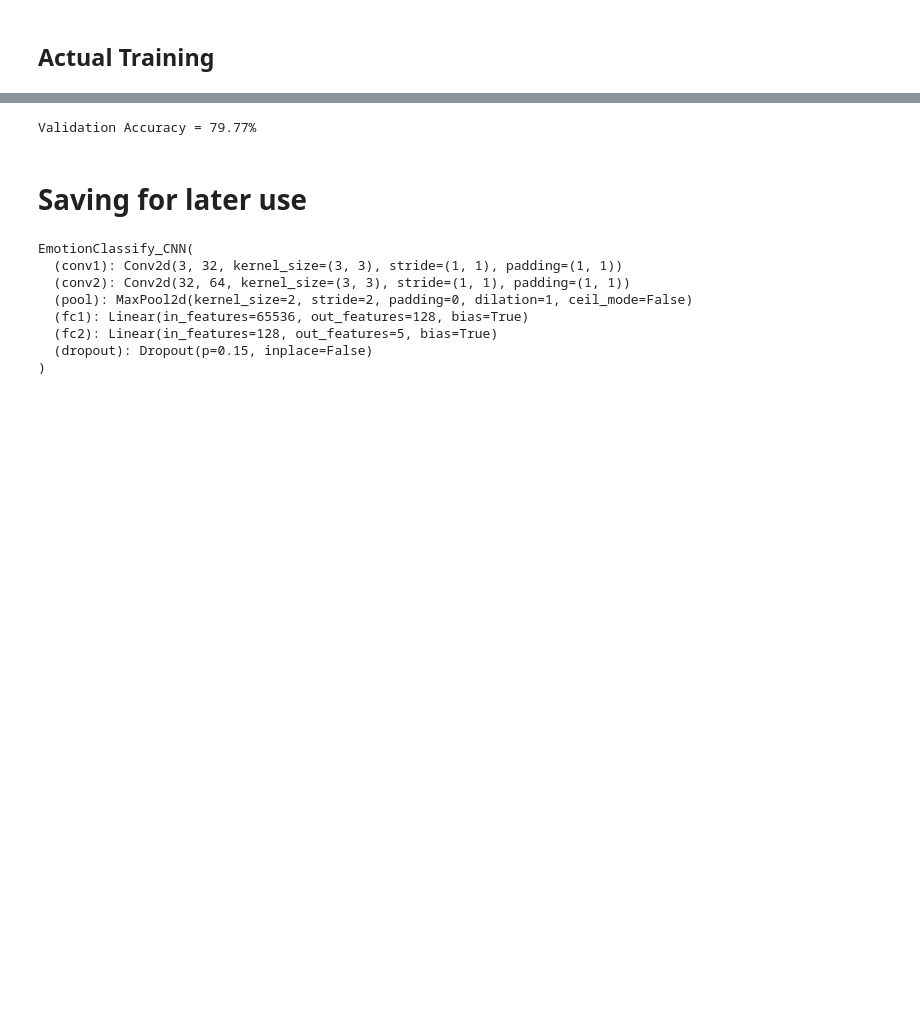
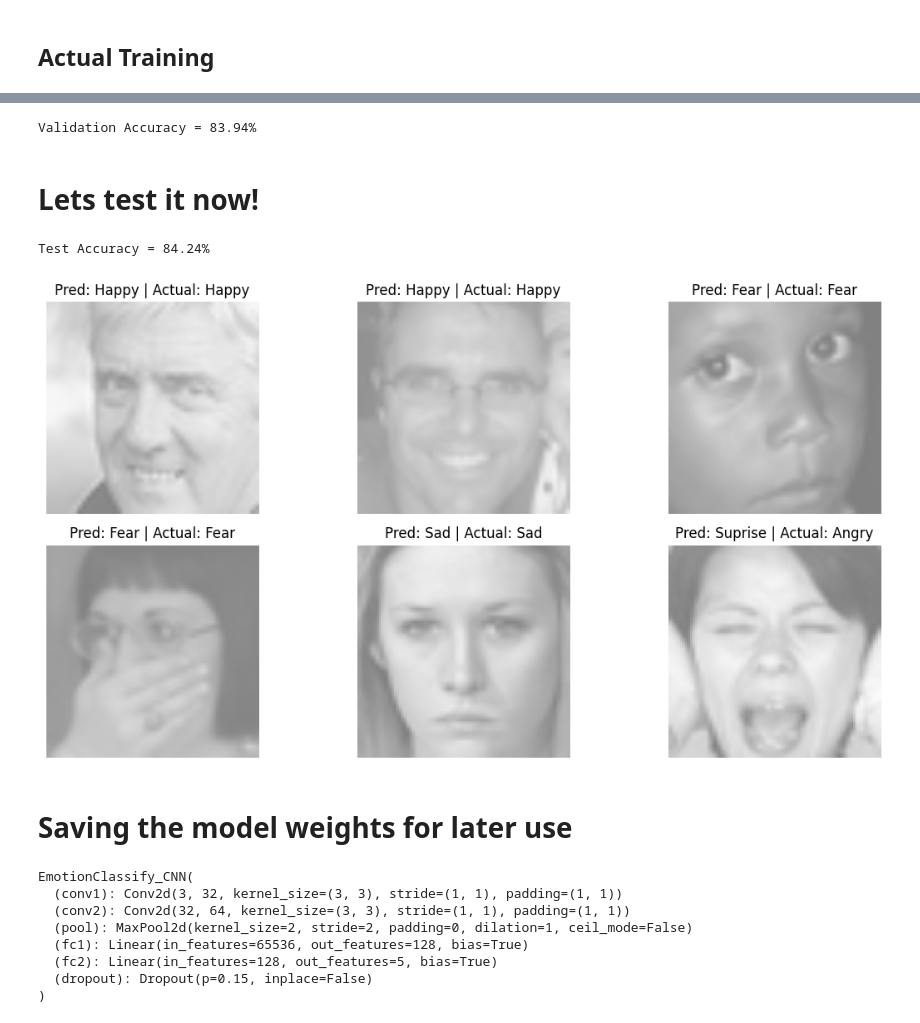
Before and after one commit to ashtok/Emotions_Classifier, a Jupyter notebook: classify-human-emotions.ipynb, the cells around one changed output, grey strips where cells are left out. Drawn from its saved outputs; the diff is of its cells as text; code cells hidden in the pictures; blank space fills up the shorter version.

Commit message:
Trained for 100 epochs

```diff
--- a/classify-human-emotions.ipynb
+++ b/classify-human-emotions.ipynb
@@ -10,6 +10,3 @@ from torchvision import datasets, transforms
 from torch.utils.data import DataLoader, random_split
 import torch.nn as nn
 import torch.nn.functional as F
-# %%
-for dirname, _, filenames in os.walk('/kaggle/input'):
-    print(os.path.join(dirname))
@@ -93,9 +81,9 @@ Test size = 8866
 # %% [markdown]
 ## Create DataLoaders for all Sets
 # %%
-train_loader = DataLoader(train_dataset, batch_size= 32, shuffle = True)
-val_loader = DataLoader(val_dataset, batch_size= 32, shuffle = True)
-test_loader = DataLoader(test_dataset, batch_size= 32, shuffle = True)
+train_loader = DataLoader(train_dataset, batch_size=64, shuffle=True, num_workers=4, pin_memory=True)
+val_loader = DataLoader(val_dataset, batch_size=64, shuffle=False, num_workers=4, pin_memory=True)
+test_loader = DataLoader(test_dataset, batch_size=64, shuffle=False, num_workers=4, pin_memory=True)
 # %% [markdown]
 # Training Setup
 # %%
@@ -133,7 +121,7 @@ optimizer = optim.Adam(model.parameters(), lr= 0.001)
 from tqdm import tqdm
 import time
 
-num_epochs = 10
+num_epochs = 100
 
 for epoch in range(num_epochs):
     start_time = time.time()
@@ -185,9 +176,59 @@ with torch.no_grad():
 
 print(f"Validation Accuracy = {100 * correct / total:.2f}%")
 # %% [output]
-Validation Accuracy = 79.77%
+Validation Accuracy = 83.94%
+# %% [markdown]
+# Lets test it now!
+# %%
+model.eval()
+correct, total = 0, 0
+# Disable gradient calculation for inference
+with torch.no_grad():
+    for images, labels in test_loader:  # <-- using test_loader here
+        images, labels = images.to(device), labels.to(device)
+        outputs = model(images)
+        _, predicted = torch.max(outputs.data, 1)
+        total += labels.size(0)
+        correct += (predicted == labels).sum().item()
+print(f"Test Accuracy = {100 * correct / total:.2f}%")
+
+# Get class names from dataset
+class_names = dataset.classes
+
+# --- Display some sample results ---
+dataiter = iter(test_loader)
+images, labels = next(dataiter)
+images, labels = images.to(device), labels.to(device)
+# Get model predictions
+outputs = model(images)
+_, predicted = torch.max(outputs, 1)
+# Move to CPU for visualization
+images = images.cpu()
+labels = labels.cpu()
+predicted = predicted.cpu()
+# Helper function to show images
+def imshow(img):
+    img = img / 2 + 0.5  # unnormalize if you normalized to [-1,1]
+    npimg = img.numpy()
+    plt.imshow(np.transpose(npimg, (1, 2, 0)))
+    plt.axis('off')
+# Show a few images with predictions
+num_images = 6
+plt.figure(figsize=(12, 6))
+for i in range(num_images):
+    plt.subplot(2, 3, i + 1)
+    imshow(images[i])
+    # CHANGE: Use class_names to convert index to label name
+    pred_label = class_names[predicted[i].item()]
+    actual_label = class_names[labels[i].item()]
+    plt.title(f"Pred: {pred_label} | Actual: {actual_label}")
+plt.tight_layout()
+plt.show()
+# %% [output]
+Test Accuracy = 84.24%
+[figure, added]
 # %% [markdown]
-# Saving for later use
+# Saving the model weights for later use
 # %%
 torch.save(model.state_dict(), "emotion_cnn.pth")
 # %%
```
Also changed, not shown: parts of 3 cells of this notebook, 1 other file.
